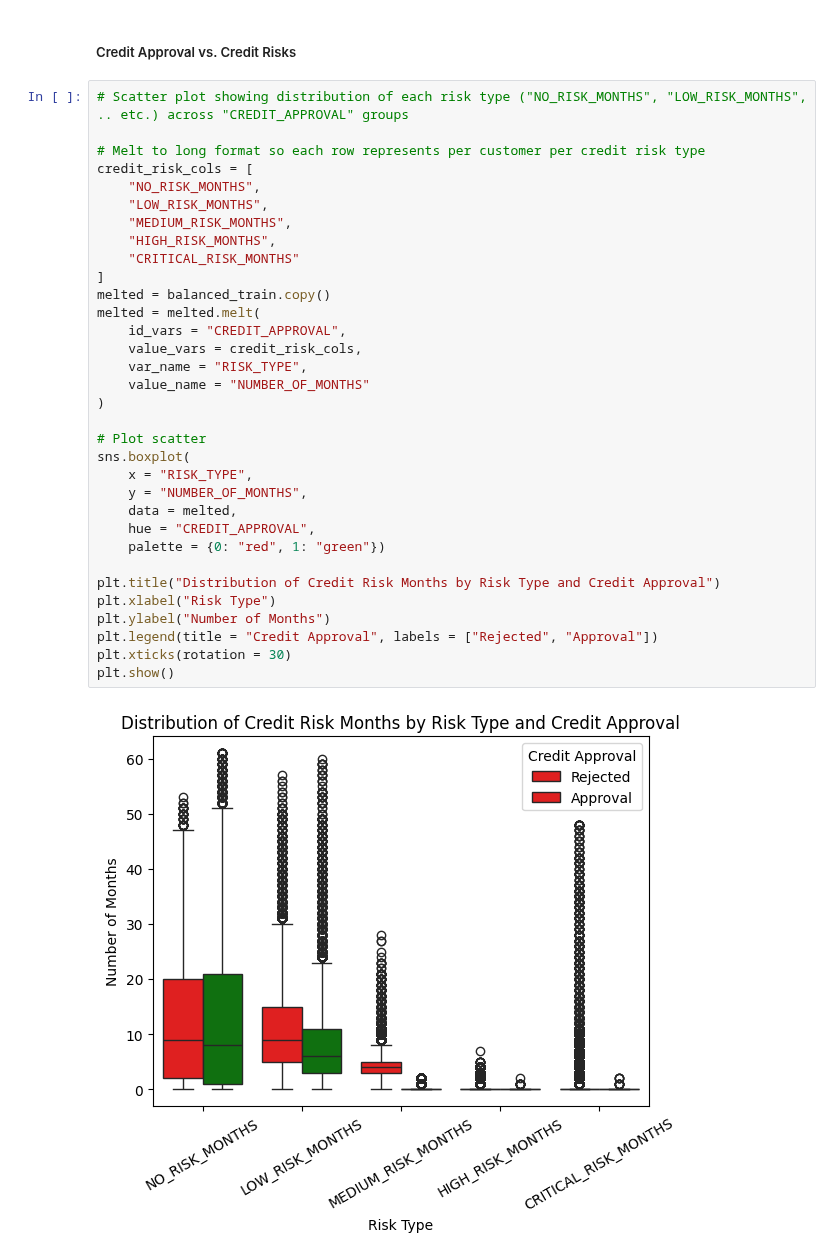
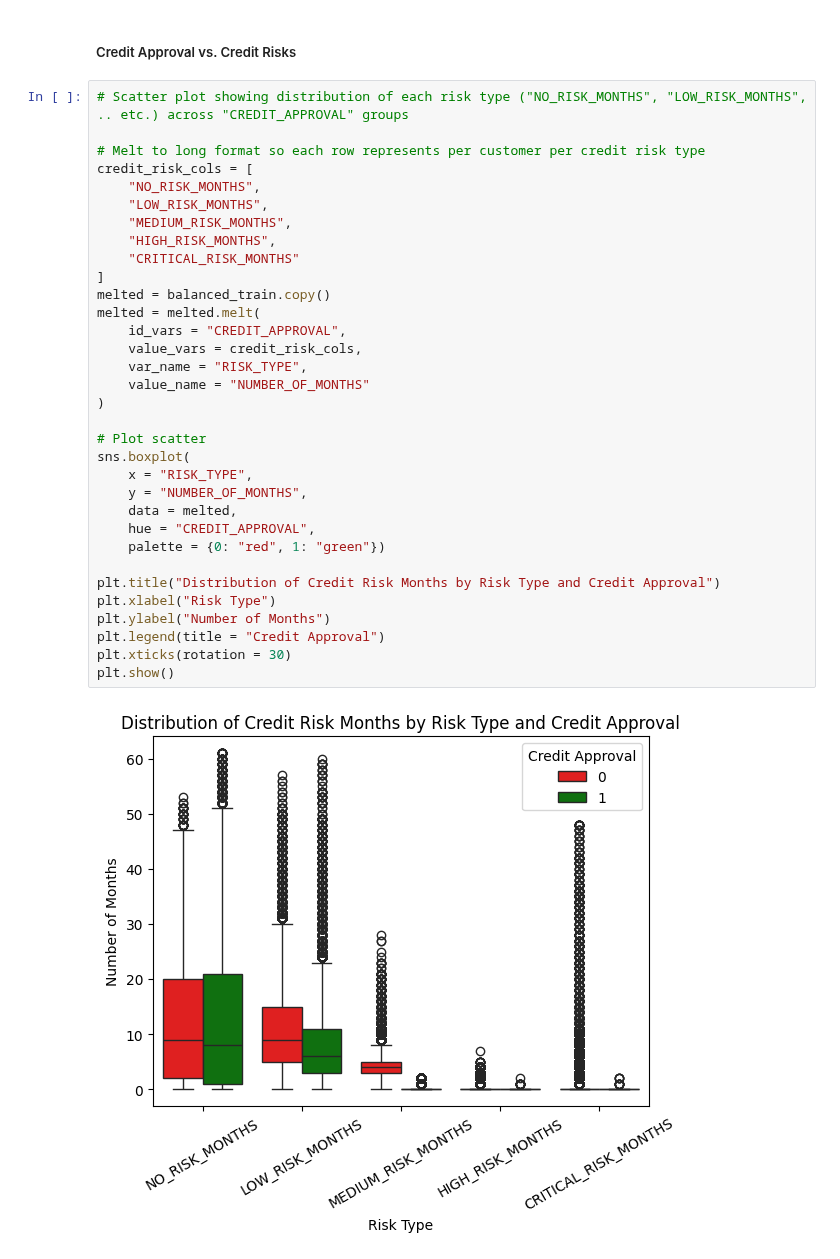
Before and after one commit to loowenwen/cs3244-project, a Jupyter notebook: src/data_processing_Vivian.ipynb, the cells around one changed output. Saved outputs shown, nothing was run; the diff lists cells and outputs as text.

```diff
--- a/src/data_processing_Vivian.ipynb
+++ b/src/data_processing_Vivian.ipynb
@@ -404,32 +404,32 @@ plt.show()
 # Melt to long format so each row represents per customer per credit risk type
 credit_risk_cols = [
     "NO_RISK_MONTHS",
     "LOW_RISK_MONTHS",
     "MEDIUM_RISK_MONTHS",
     "HIGH_RISK_MONTHS",
     "CRITICAL_RISK_MONTHS"
 ]
 melted = balanced_train.copy()
 melted = melted.melt(
     id_vars = "CREDIT_APPROVAL",
     value_vars = credit_risk_cols,
     var_name = "RISK_TYPE",
     value_name = "NUMBER_OF_MONTHS"
 )
 
 # Plot scatter
 sns.boxplot(
     x = "RISK_TYPE",
     y = "NUMBER_OF_MONTHS",
     data = melted,
     hue = "CREDIT_APPROVAL",
     palette = {0: "red", 1: "green"})
 
 plt.title("Distribution of Credit Risk Months by Risk Type and Credit Approval")
 plt.xlabel("Risk Type")
 plt.ylabel("Number of Months")
-plt.legend(title = "Credit Approval", labels = ["Rejected", "Approval"])
+plt.legend(title = "Credit Approval")
 plt.xticks(rotation = 30)
 plt.show()
 # %% [output]
-[figure, old version]
+[figure, new version]
```
